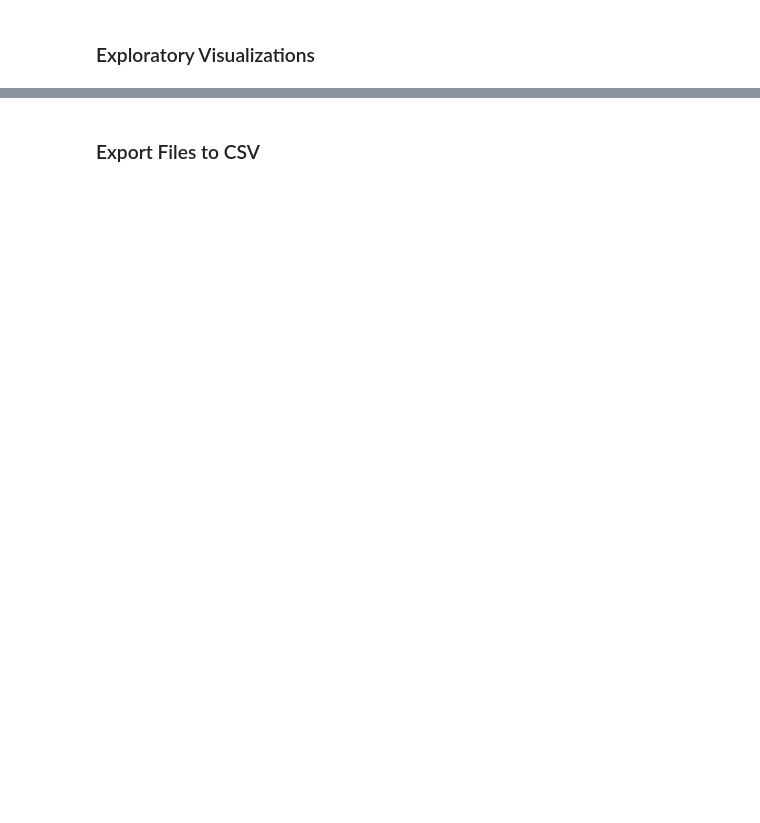
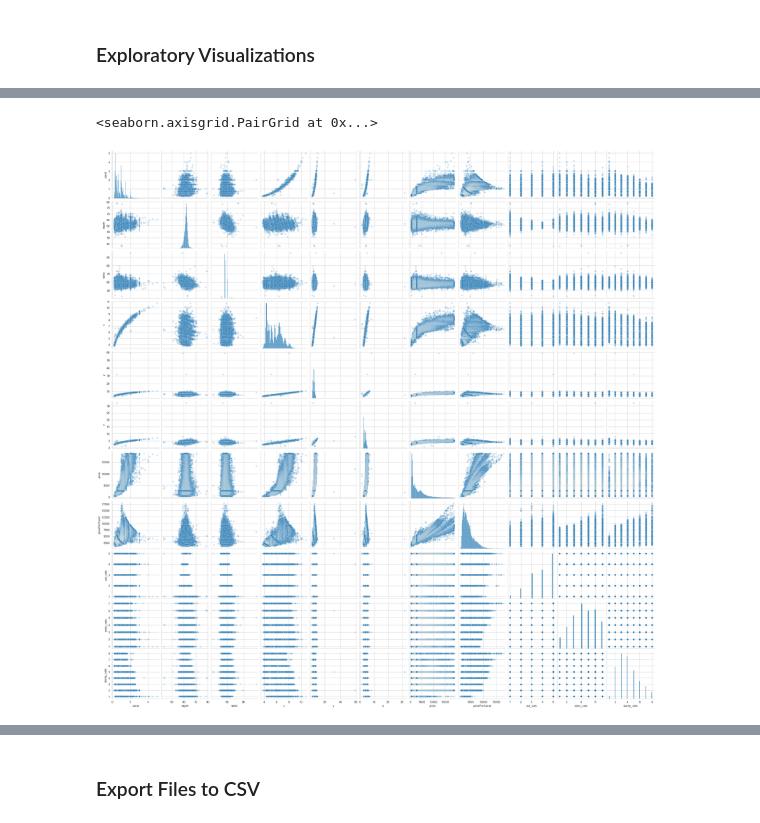
Before and after one commit to nnushart/Capstone3_DiamondPricePrediction, a Jupyter notebook: Notebooks/EDA_Capstone3_DiamondPrices.ipynb, the cells around one changed output, grey strips where cells are left out. Saved outputs shown, nothing was run; the diff lists cells and outputs as text; code cells hidden in the pictures; blank space fills up the shorter version.

```diff
--- a/Notebooks/EDA_Capstone3_DiamondPrices.ipynb
+++ b/Notebooks/EDA_Capstone3_DiamondPrices.ipynb
@@ -41,0 +164,5 @@ diamonds_df['pricePerCarat'] = diamonds_df['price'] / diamonds_df['carat']
+# %%
+sns.pairplot(diam_corr, plot_kws={'alpha':0.2})
+# %% [output]
+<seaborn.axisgrid.PairGrid at 0x...>
+[figure, added]
```
Also changed, not shown: parts of 23 cells of this notebook.
